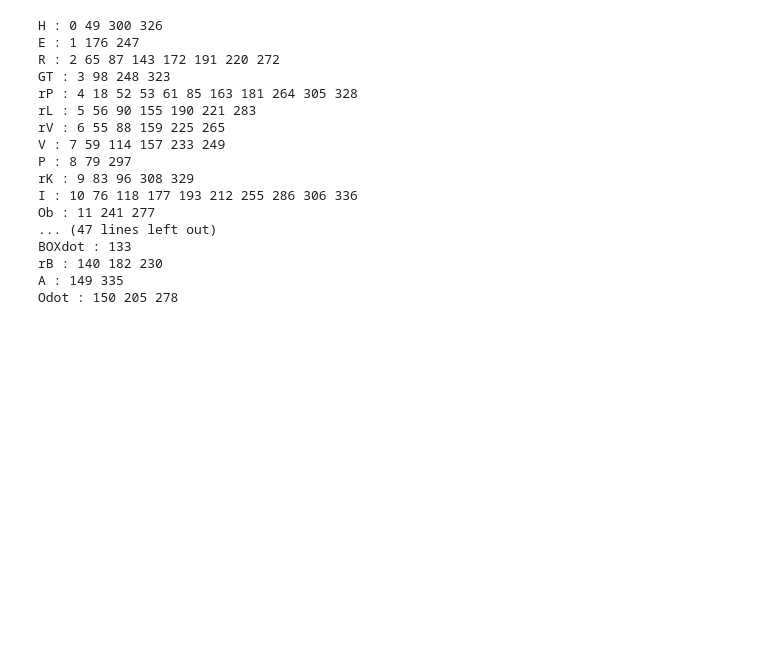
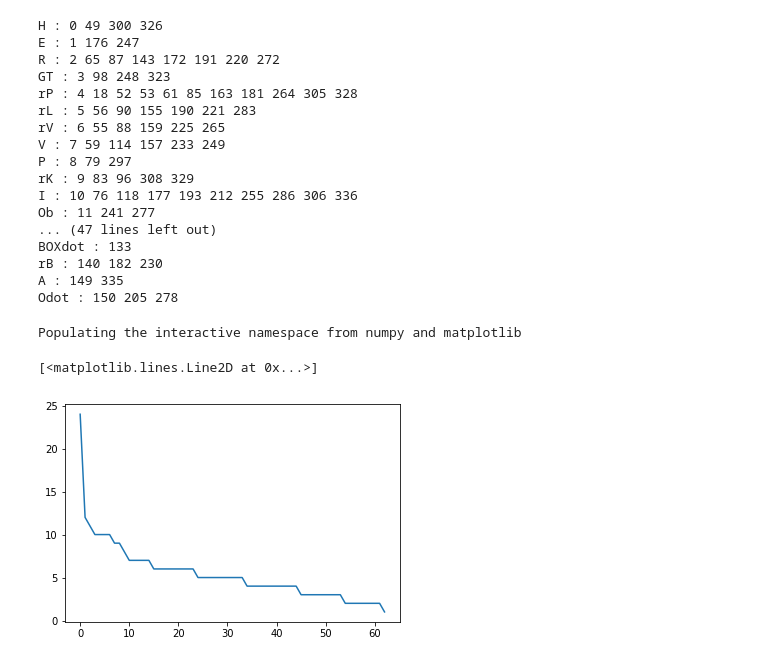
Before and after one commit to Sasja/z340, a Jupyter notebook: z340.ipynb, the cells around one changed output. Drawn from its saved outputs; the diff is of its cells as text; code cells hidden in the pictures; blank space fills up the shorter version.

```diff
--- a/z340.ipynb
+++ b/z340.ipynb
@@ -182,6 +182,14 @@ BOXdot : 133
 rB : 140 182 230
 A : 149 335
 Odot : 150 205 278
+# %%
+%pylab inline
+frequecies = [len(ps) for ps in z340_dict.values()]
+plot(sorted(frequecies, reverse = True))
+# %% [output]
+Populating the interactive namespace from numpy and matplotlib
+[<matplotlib.lines.Line2D at 0x...>]
+[figure, added]
 # %%
 im_allrows = []
 for key, positions in z340_dict.items():
```
Also changed, not shown: parts of 3 cells of this notebook, 2 other files.
